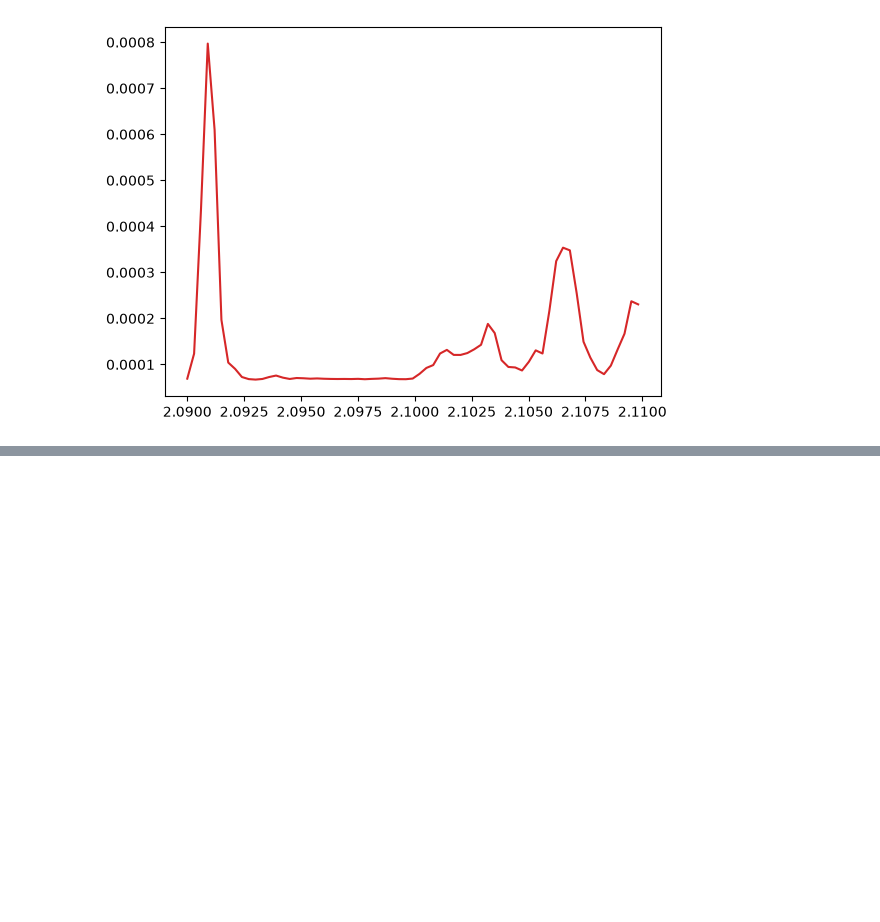
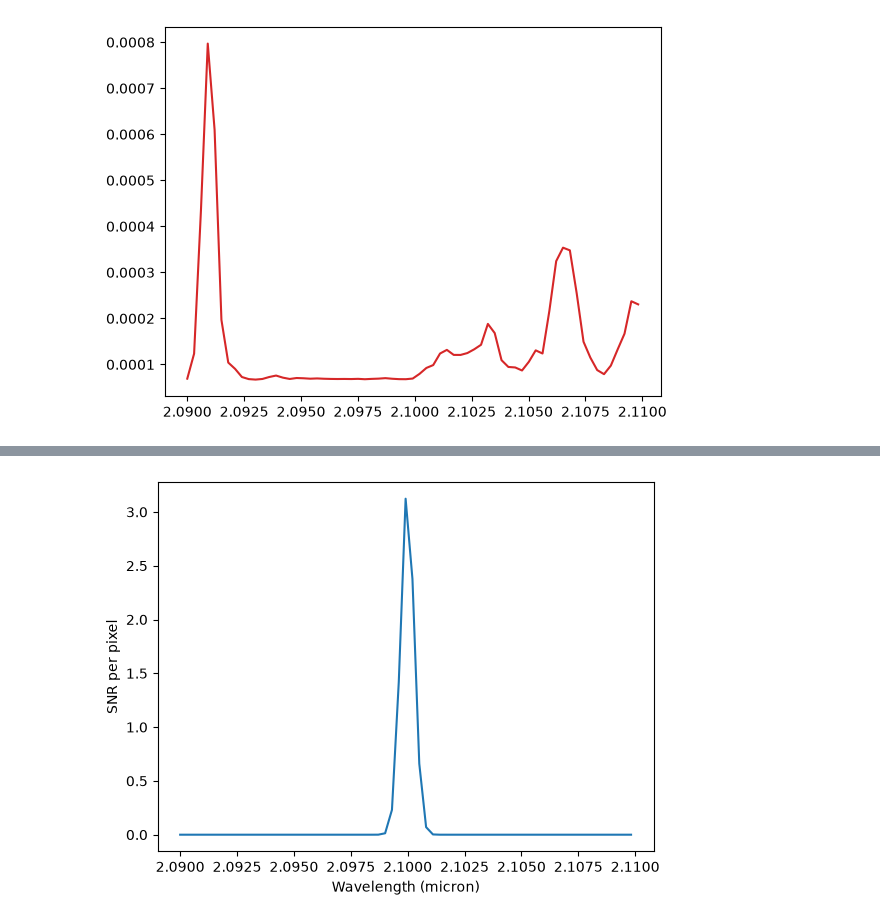
Before and after one commit to incharajh/CASSI_26_MIRMOS, a Jupyter notebook: Inchara_ETC/notebooks/single_emission_demo.ipynb, the cells around one changed output, grey strips where cells are left out. Cells and saved outputs as stored; diff of their text form; code cells hidden in the pictures; blank space fills up the shorter version.

```diff
--- a/Inchara_ETC/notebooks/single_emission_demo.ipynb
+++ b/Inchara_ETC/notebooks/single_emission_demo.ipynb
@@ -74,0 +111,11 @@ plt.show()
+# %%
+snr_per_pixel = src.calculate_signal_to_noise(signal_per_pixel[3], sky_per_pixel[3]) # just going to use the defaults
+# make sure the data is photons per pixel!
+
+plt.plot(wvl_full[3], snr_per_pixel)
+plt.ylabel("SNR per pixel")
+plt.xlabel("Wavelength (micron)")
+
+plt.show()
+# %% [output]
+[figure, added]
```
Also changed, not shown: parts of 11 cells of this notebook, 2 other files.
